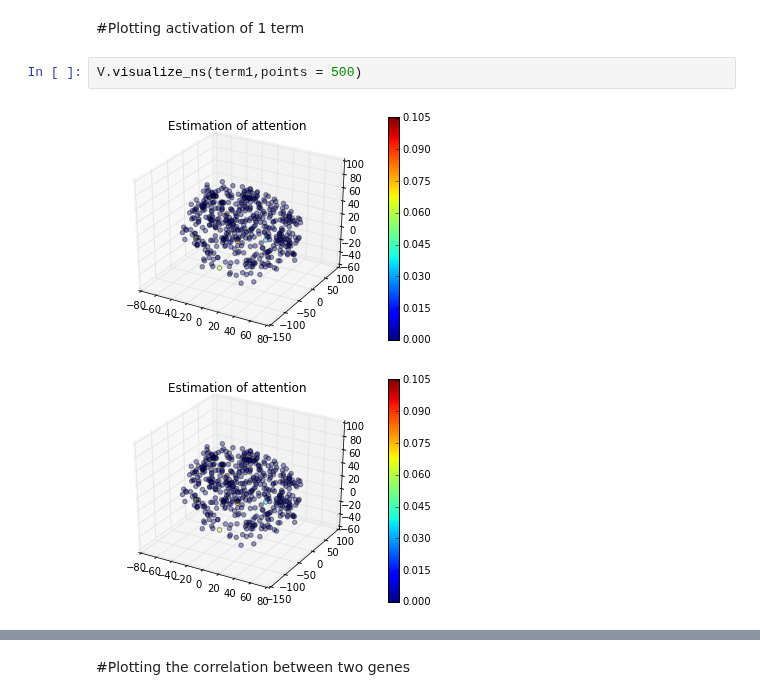
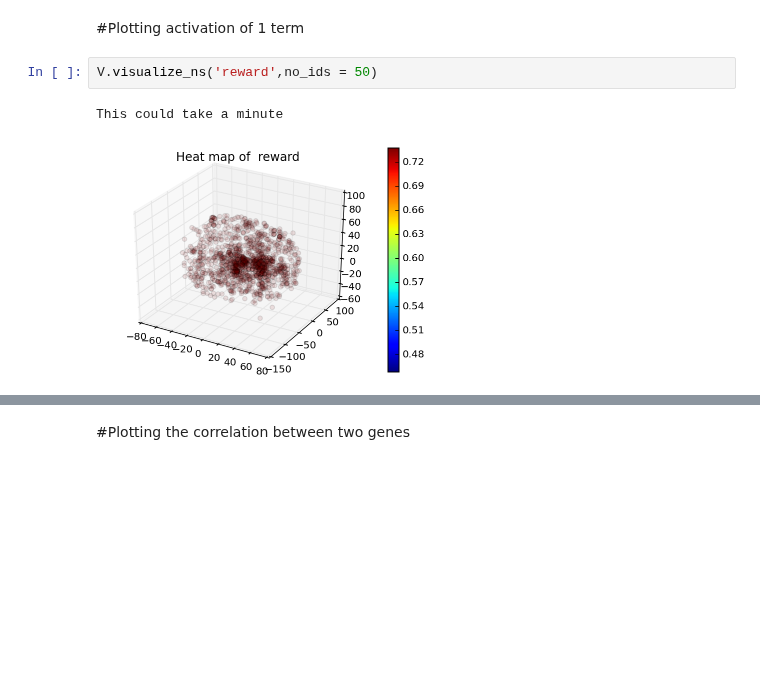
Before and after one commit to voytekresearch/nsaba, a Jupyter notebook: notebooks/demos/Nsaba_Demonstration.ipynb, the cells around one changed output, grey strips where cells are left out. Cells and saved outputs as stored; diff of their text form; blank space fills up the shorter version.

```diff
--- a/notebooks/demos/Nsaba_Demonstration.ipynb
+++ b/notebooks/demos/Nsaba_Demonstration.ipynb
@@ -52,7 +71,7 @@ V.visualize_ge([gene_entrez[0]])
 # %% [markdown]
 #Plotting activation of 1 term
-# %%
-V.visualize_ns(term1,points = 500)
-# %% [output]
-[figure, removed]
-[figure, removed]
+# %%
+V.visualize_ns('reward',no_ids = 50)
+# %% [output]
+This could take a minute
+[figure, added]
```
Also changed, not shown: parts of 21 cells of this notebook, 2 other files.
